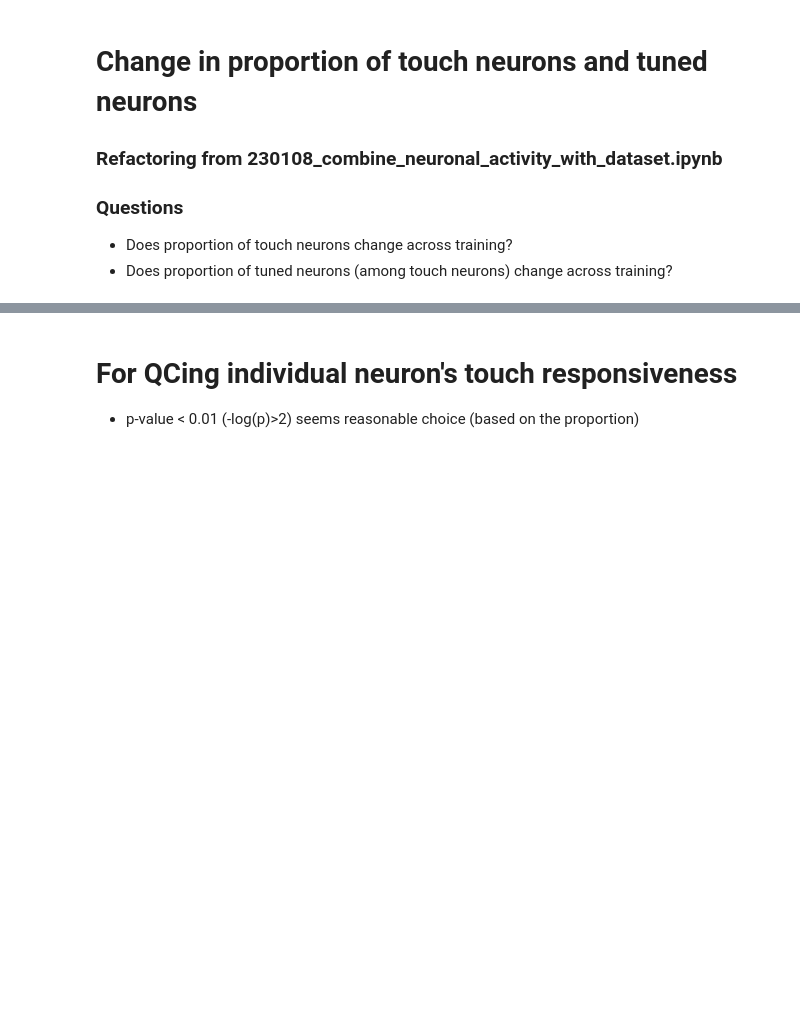
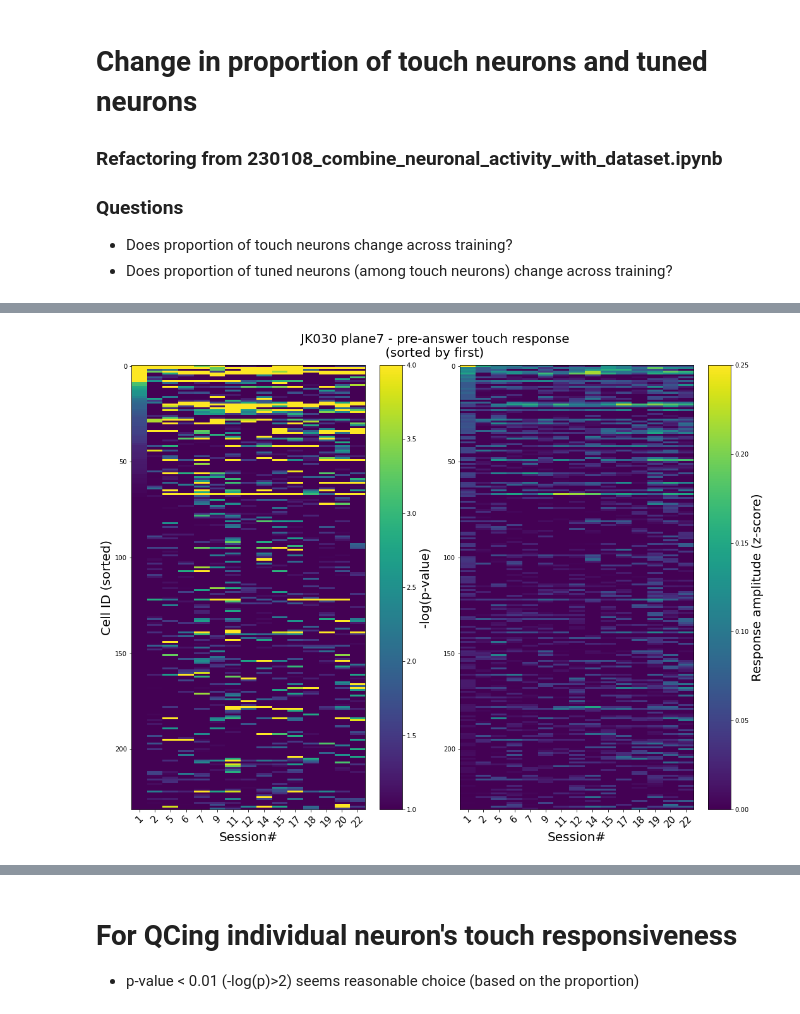
Before and after one commit to jkim0731/Neural-stretching-in-vS1, a Jupyter notebook: 230228_touch_tuned_prop_analysis_01.ipynb, the cells around one changed output, grey strips where cells are left out. Drawn from its saved outputs; the diff is of its cells as text; code cells hidden in the pictures; blank space fills up the shorter version.

```diff
--- a/230228_touch_tuned_prop_analysis_01.ipynb
+++ b/230228_touch_tuned_prop_analysis_01.ipynb
@@ -17,11 +17,11 @@ from scipy import stats
 from sklearn.decomposition import PCA
 from sklearn.preprocessing import StandardScaler
 import matplotlib as mpl
+import socket
+%matplotlib inline
 
-h5_dir_1 = Path('H:/')
-h5_dir_2 = Path('F:/')
-b_dir = Path('D:/SoloData/')
-w_dir = Path('D:/WhiskerVideo/')
+h5_dir_1 = Path('F:/')
+h5_dir_2 = Path('D:/')
 mice =          [25,    27,   30,   36,     37,     38,     39,     41,     52,     53,     54,     56]
 expert_mice = [25, 27, 30, 36, 39, 52]
 ref_sessions = [4,3,3,1,1,3]
@@ -37,8 +37,13 @@ image_size_list = [[512,796], [512,796], [512,796], [512,796],
                     [512,796], [512,796], [512,796], [512,796]] # from .mat file (sbx)
 planes = range(1,9)
 
-save_dir = Path('C:\JK')
-# save_dir = Path('/Users/jinho.kim/Dropbox/Works/Projects/2020 Neural stretching in S1/Data')
+if socket.gethostname() == 'OSXLTR6HX40':
+    save_dir_base = Path('/Users/jinho.kim/Dropbox/Works/Projects/2020 Neural stretching in S1/Results')
+    data_dir_base = Path('/Users/jinho.kim/Dropbox/Works/Projects/2020 Neural stretching in S1/Data')
+else:
+    save_dir_base = Path(r'C:\Users\shires\Dropbox\Works\Projects\2020 Neural stretching in S1\Results')
+    data_dir_base = Path(r'C:\Users\shires\Dropbox\Works\Projects\2020 Neural stretching in S1\Data')
+h5_dir = data_dir_base / 'h5'
 # %%
 # Function calculating correct rate
 def calculate_correct_rate(wb_df):
@@ -373,0 +303,26 @@ def touch_response_prop_plot(tr_crude, target_logp_value=2, target_response=None
+# %%
+# Single plane example
+save_fig = False
+sortby_list = ['first', 'mean']
+pre_post_list = ['pre', 'post']
+
+sortby = sortby_list[0]
+pre_post = pre_post_list[0]
+mi = 2
+mouse = expert_mice[mi]
+plane = 7
+
+load_fn = f'JK{mouse:03d}_plane{plane}_touch_response_crude.pkl'
+tr_crude = pd.read_pickle(save_dir_base / load_fn)
+
+sorted_p, sorted_response, sort_i, session_nums = calculate_p_and_response_touch(tr_crude, pre_post, sortby)
+fig = fig_p_and_response_touch(mouse, plane, sorted_p, sorted_response, session_nums, pre_post, sortby)
+
+if save_fig:
+    save_dir = save_dir_base / 'touch_response' / f'{pre_post}_answer'
+    if not save_dir.exists():
+        save_dir.mkdir(parents=True)
+    save_fn = f'JK{mouse:03d}_plane{plane}_{pre_post}_answer_touch_response(sort_by_{sortby}).png'
+    fig.savefig(save_dir / save_fn, dpi=300)
+# %% [output]
+[figure, added]
```
Also changed, not shown: parts of 64 cells of this notebook, 1 other file.
